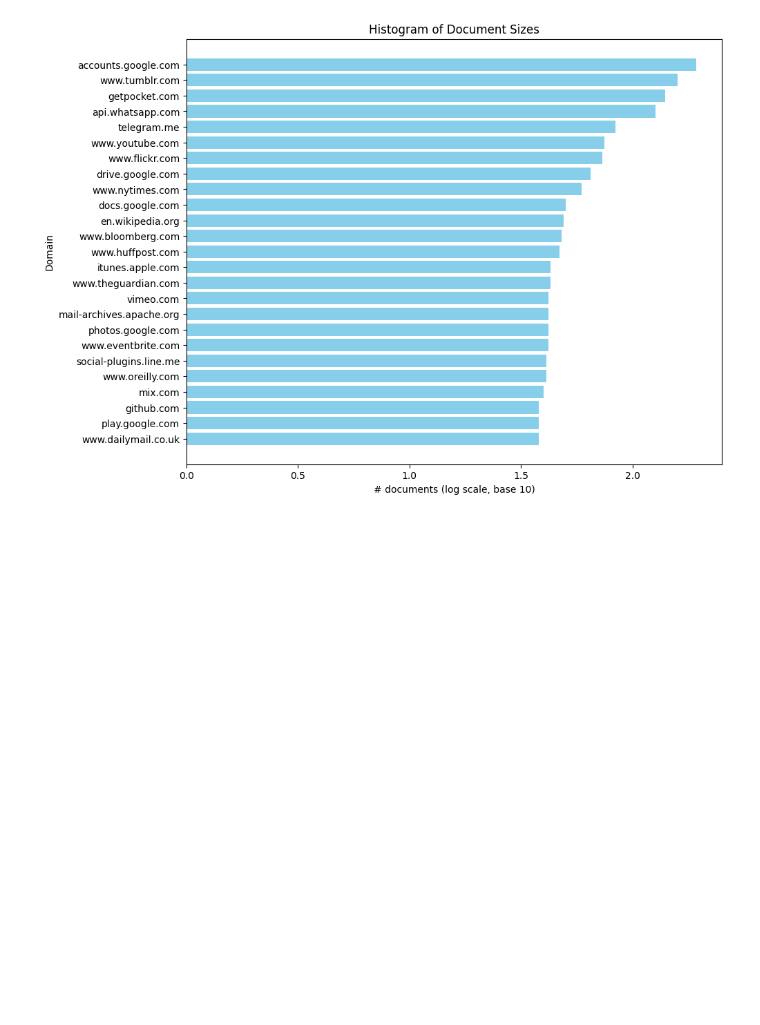
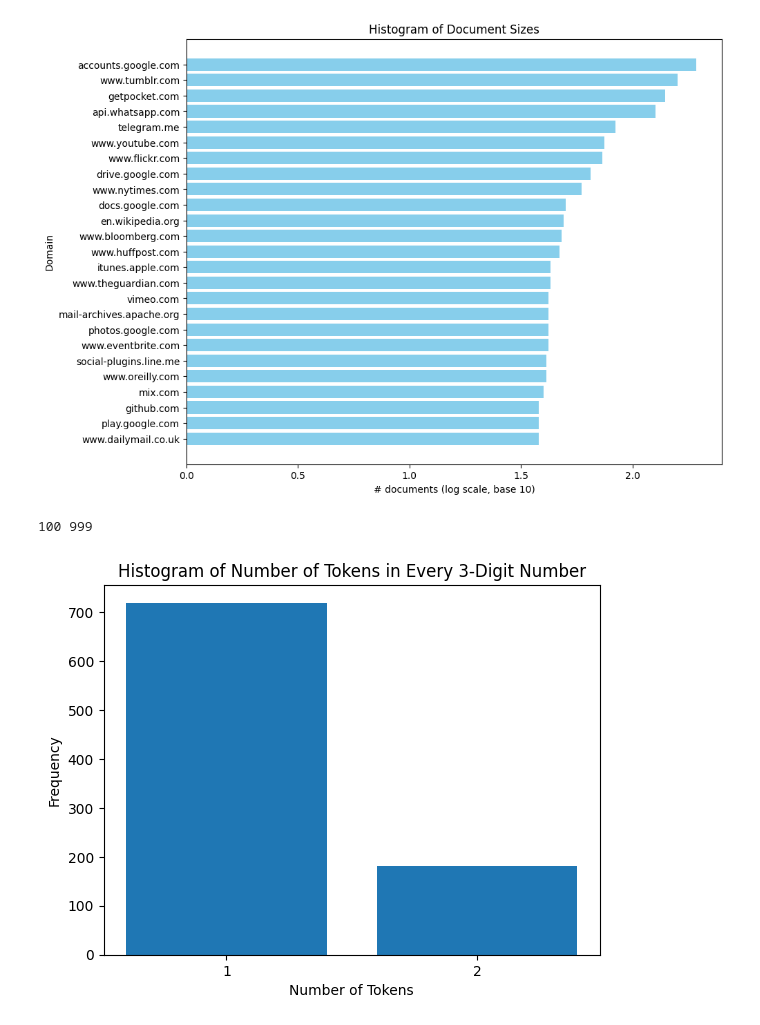
Before and after one commit to krishhrana/LLM, a Jupyter notebook: HW3/llms-class-hw-3-main/src/data_exploration.ipynb, the cells around one changed output. Cells and saved outputs as stored; diff of their text form; code cells hidden in the pictures; blank space fills up the shorter version.

```diff
--- a/HW3/llms-class-hw-3-main/src/data_exploration.ipynb
+++ b/HW3/llms-class-hw-3-main/src/data_exploration.ipynb
@@ -149,0 +154,19 @@ plot_domain_hist(domains=urls, token_counts=u_doc_count, xlabel='documents')
+# %%
+def plot_digit_hist(token_counts, n):
+    plt.hist(token_counts, bins=range(min(token_counts), max(token_counts) + 2), align='left', rwidth=0.8)
+    plt.xlabel('Number of Tokens')
+    plt.ylabel('Frequency')
+    plt.title(f'Histogram of Number of Tokens in Every {n}-Digit Number')
+    plt.xticks(range(min(token_counts), max(token_counts) + 1))
+    plt.show()
+# %%
+def get_n_digit_nums(n):
+    numbers = [str(i) for i in range(int(math.pow(10, n - 1)), int(math.pow(10, n)))]
+    print(numbers[0], numbers[-1])
+    token_counts = [len(i) for i in tokenizer.encode_batch(numbers)]
+    return token_counts
+# %%
+plot_digit_hist(get_n_digit_nums(3), 3)
+# %% [output]
+100 999
+[figure, added]
```
Also changed, not shown: parts of 4 cells of this notebook.
